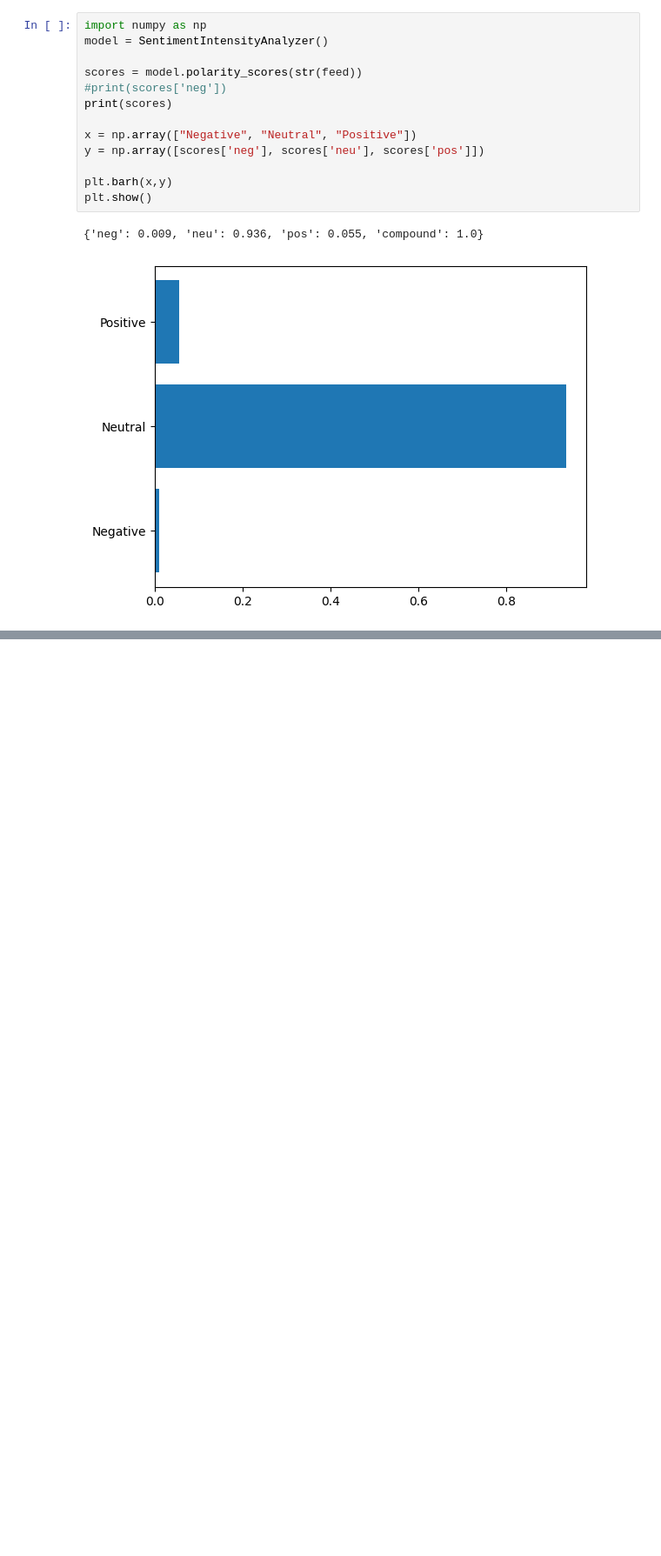
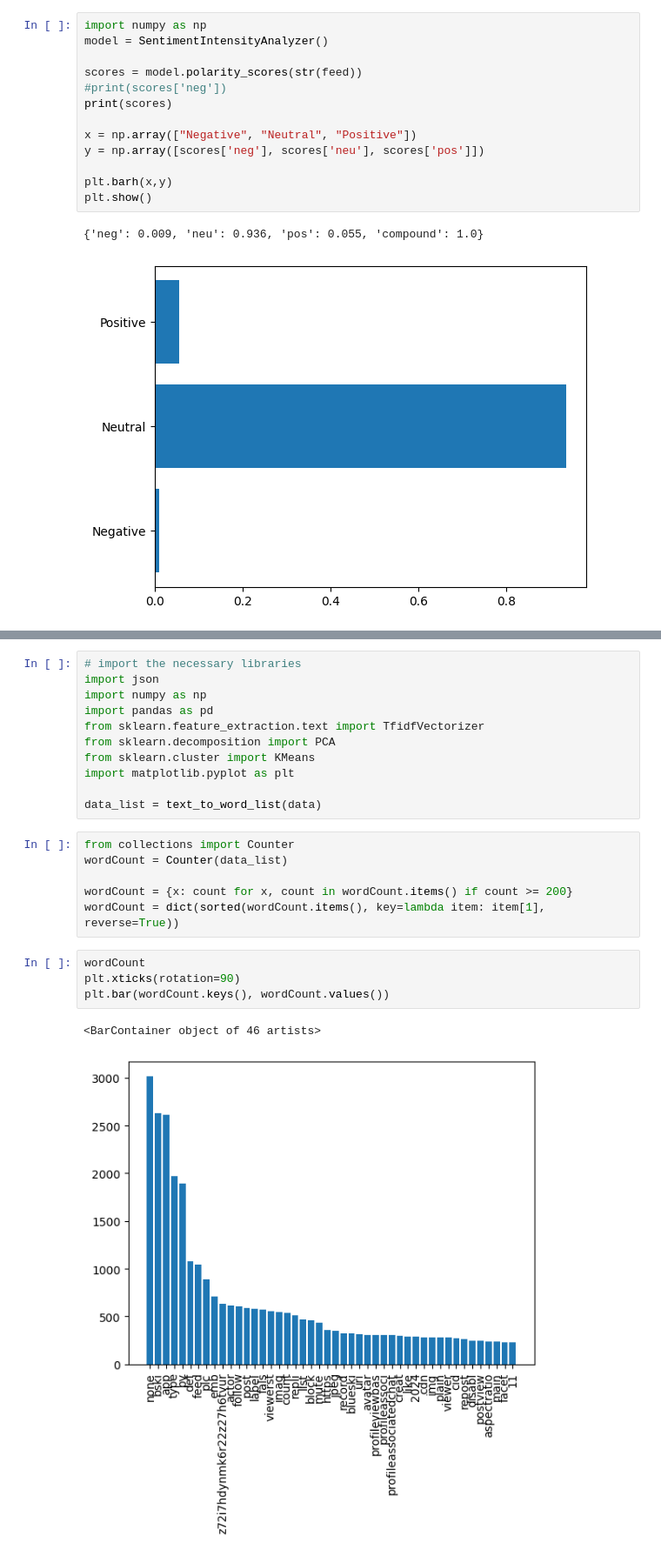
Before and after one commit to scheck-bu/BlueSky-Sentiment-Analysis, a Jupyter notebook: BlueSky.ipynb, the cells around one changed output, grey strips where cells are left out. Shown at 87% size. Saved outputs shown, nothing was run; the diff lists cells and outputs as text; blank space fills up the shorter version.

```diff
--- a/BlueSky.ipynb
+++ b/BlueSky.ipynb
@@ -195,0 +239,24 @@ plt.show()
+# %%
+# import the necessary libraries
+import json
+import numpy as np
+import pandas as pd
+from sklearn.feature_extraction.text import TfidfVectorizer
+from sklearn.decomposition import PCA
+from sklearn.cluster import KMeans
+import matplotlib.pyplot as plt
+
+data_list = text_to_word_list(data)
+# %%
+from collections import Counter
+wordCount = Counter(data_list)
+
+wordCount = {x: count for x, count in wordCount.items() if count >= 200}
+wordCount = dict(sorted(wordCount.items(), key=lambda item: item[1], reverse=True))
+# %%
+wordCount
+plt.xticks(rotation=90)
+plt.bar(wordCount.keys(), wordCount.values())
+# %% [output]
+<BarContainer object of 46 artists>
+[figure, added]
```
Also changed, not shown: parts of 7 cells of this notebook.
